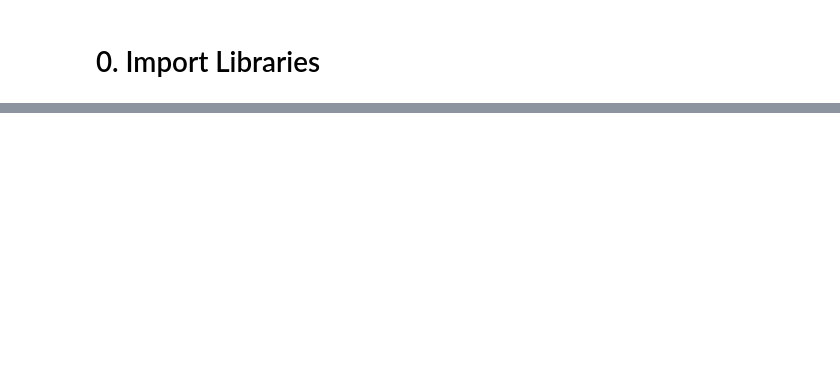
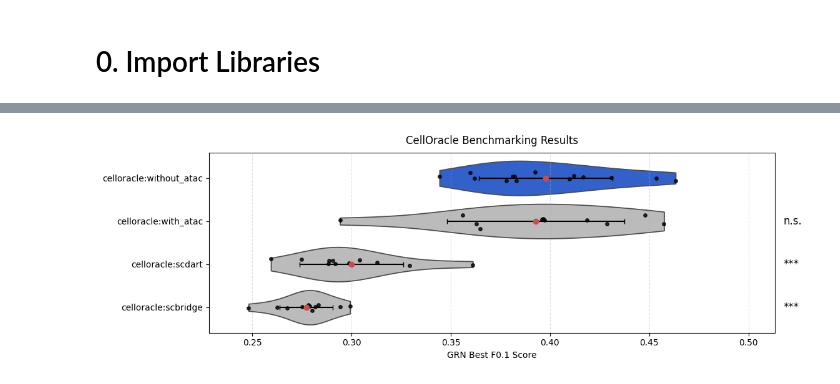
Before and after one commit to Andrew1708/GRN-project, a Jupyter notebook: workflow/notebooks/Benchmarking_Results.ipynb, the cells around one changed output, grey strips where cells are left out. Cells and saved outputs as stored; diff of their text form; code cells hidden in the pictures; blank space fills up the shorter version.

```diff
--- a/workflow/notebooks/Benchmarking_Results.ipynb
+++ b/workflow/notebooks/Benchmarking_Results.ipynb
@@ -42,0 +853,16 @@ for tool in grn_tools:
+# %%
+config_pairs = {
+    "celloracle:with_atac": ("celloracle", "with_atac"),
+    "celloracle:without_atac": ("celloracle", "without_atac"),
+    "celloracle:scbridge": ("celloracle", "scbridge"),
+    "celloracle:scdart": ("celloracle", "scdart"),
+    #"celloracle:scconfluence": ("celloracle", "scconfluence")
+}
+summary = summarize_grn_performance(benchmark_data, config_pairs, metric_columns=["best_fbeta"])
+
+title = "CellOracle Benchmarking Results"
+xlabel = "GRN Best F0.1 Score"
+ylabel = ""
+plot_grn_violin(summary, title, xlabel, ylabel)
+# %% [output]
+[figure, added]
```
Also changed, not shown: parts of 90 cells of this notebook, 30 other files.
